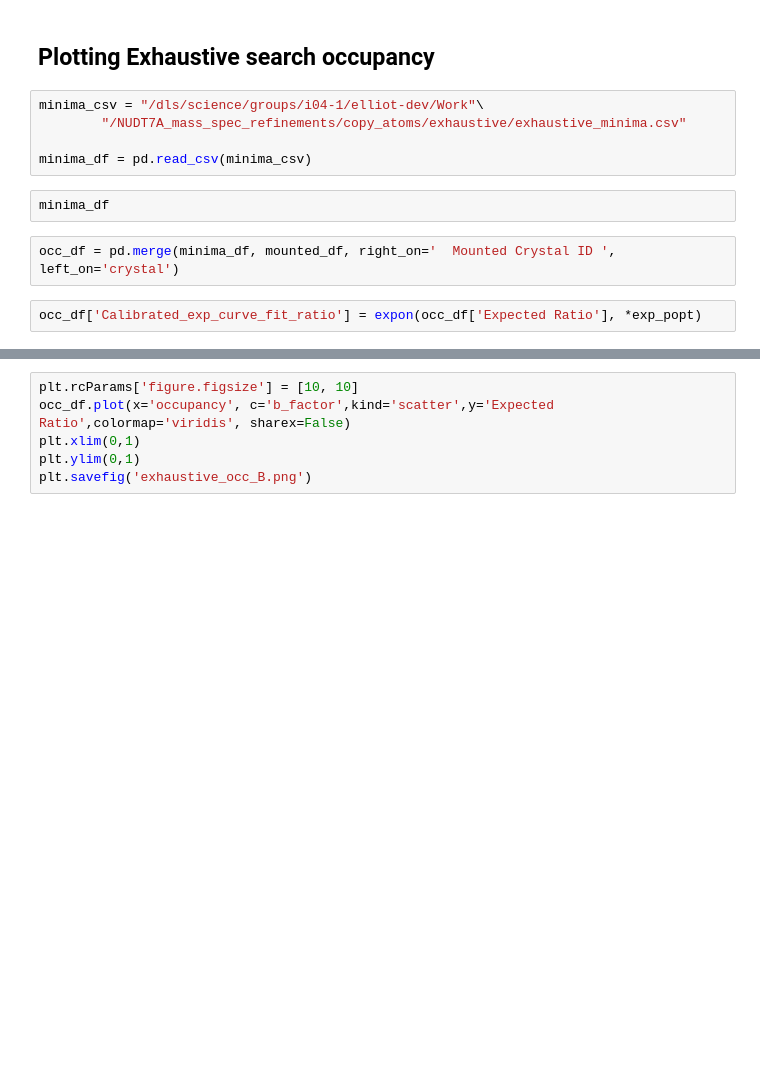
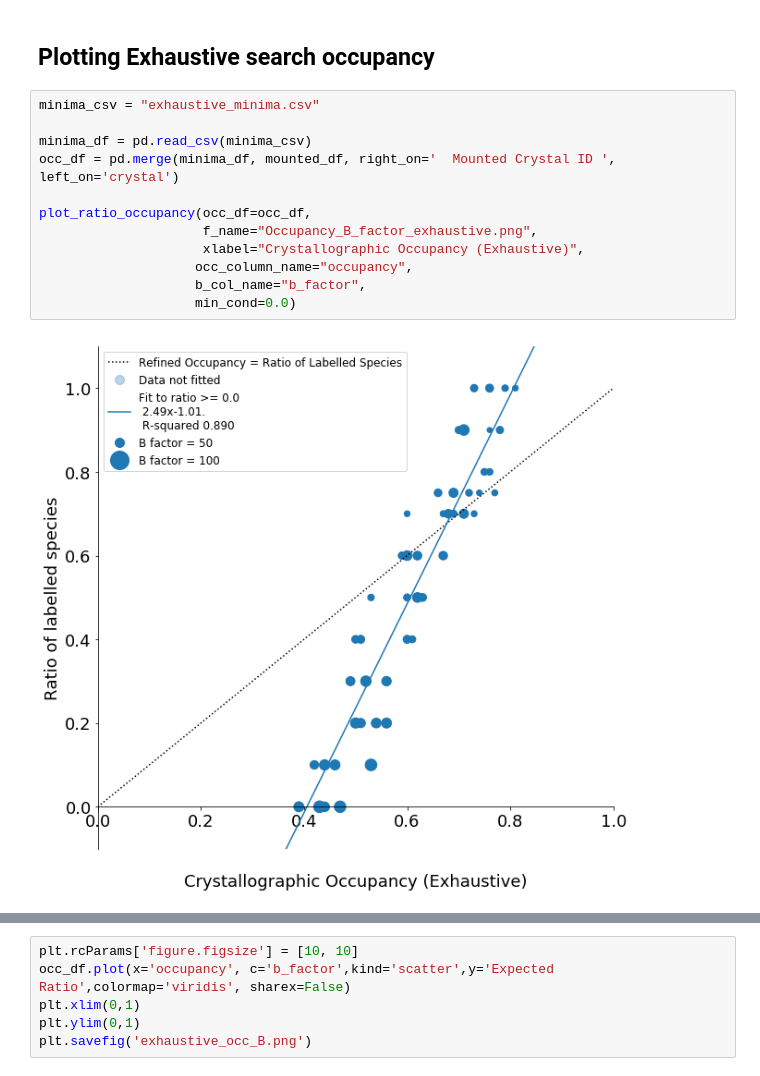
Before and after one commit to nelse003/mass_spec_ratio, a Jupyter notebook: NUDT7_ratios.ipynb, the cells around one changed output, grey strips where cells are left out. Cells and saved outputs as stored; diff of their text form; blank space fills up the shorter version.

```diff
--- a/NUDT7_ratios.ipynb
+++ b/NUDT7_ratios.ipynb
@@ -584,16 +669,19 @@ plt.savefig('copy_atoms_occ_B_calibrated.png')
 occ_df
 # %% [markdown]
 ## Plotting Exhaustive search occupancy
-# %%
-minima_csv = "/dls/science/groups/i04-1/elliot-dev/Work"\
-        "/NUDT7A_mass_spec_refinements/copy_atoms/exhaustive/exhaustive_minima.csv"
-
-minima_df = pd.read_csv(minima_csv)
-# %%
-minima_df
-# %%
-occ_df = pd.merge(minima_df, mounted_df, right_on='  Mounted Crystal ID ', left_on='crystal')
-# %%
-occ_df['Calibrated_exp_curve_fit_ratio'] = expon(occ_df['Expected Ratio'], *exp_popt)
+# %%
+minima_csv = "exhaustive_minima.csv"
+
+minima_df = pd.read_csv(minima_csv)
+occ_df = pd.merge(minima_df, mounted_df, right_on='  Mounted Crystal ID ', left_on='crystal')
+
+plot_ratio_occupancy(occ_df=occ_df,
+                     f_name="Occupancy_B_factor_exhaustive.png",
+                     xlabel="Crystallographic Occupancy (Exhaustive)",
+                    occ_column_name="occupancy",
+                    b_col_name="b_factor",
+                    min_cond=0.0)
+# %% [output]
+[figure, added]
 # %%
 occ_df
```
Also changed, not shown: parts of 8 cells of this notebook, 4 other files.
